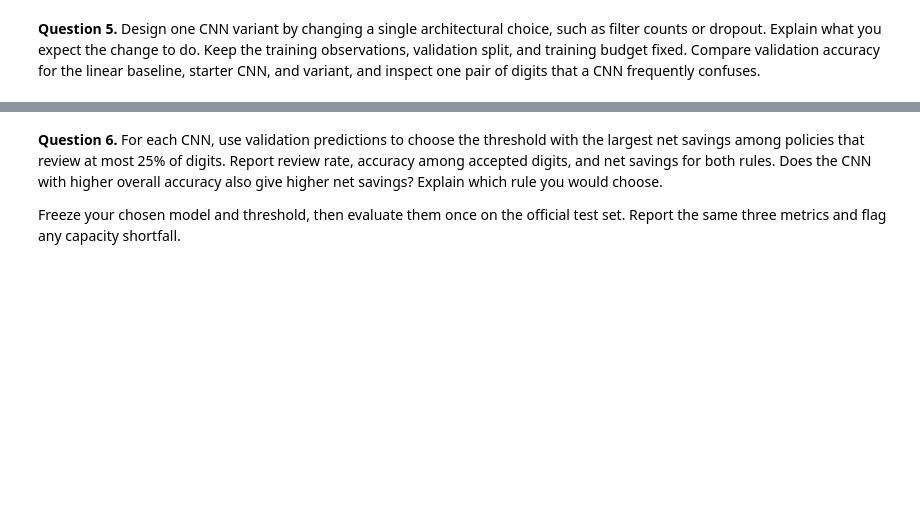
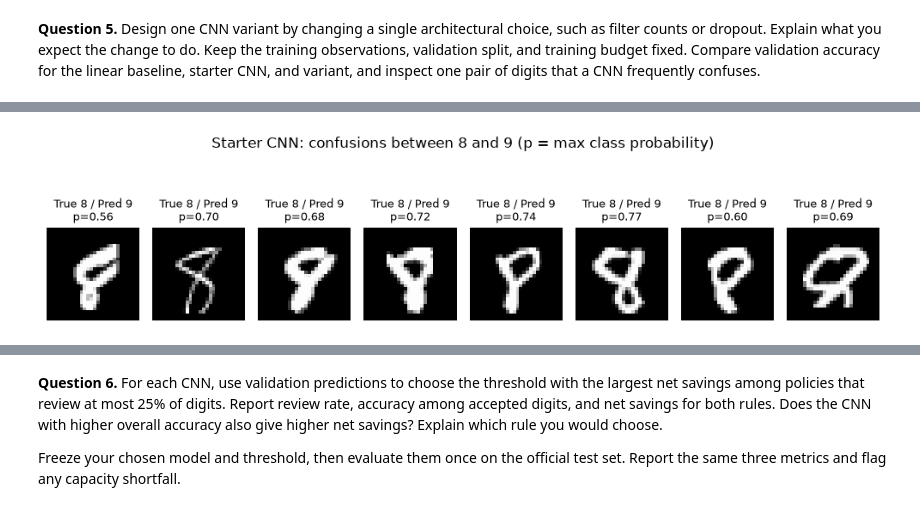
Before and after one commit to KEDES1998/ML_in_Econ, a Jupyter notebook: HW2/ML_Econ_2026_Homework_2.ipynb, the cells around one changed output, grey strips where cells are left out. Cells and saved outputs as stored; diff of their text form; code cells hidden in the pictures; blank space fills up the shorter version.

```diff
--- a/HW2/ML_Econ_2026_Homework_2.ipynb
+++ b/HW2/ML_Econ_2026_Homework_2.ipynb
@@ -455,0 +1073,20 @@ print("Total validation loss (post-processed):", expected_cost(y_val_series, yha
+# %%
+# Q8 (3/3): one-time evaluation on the held-out TEST set with all thresholds frozen from validation
+yt, pt_base = predict_proba_torch(model, test_loader)
+_,  pt_ns   = predict_proba_torch(model_ns, test_loader_ns)
+y_test_series = pd.Series(yt.astype(int))
+A_test_series = pd.Series(A_test).reset_index(drop=True)
+
+yhat_test_base = pd.Series((pt_base >= t_dnn).astype(int))
+yhat_test_ns   = pd.Series((pt_ns >= t_ns).astype(int))
+yhat_test_grp  = pd.Series(np.where(A_test_series == 1, pt_base >= thresholds[1], pt_base >= thresholds[2]).astype(int))
+
+test_cmp = pd.DataFrame([
+    audit_row("baseline, single t", pt_base, yhat_test_base, y_test_series, A_test_series, t_dnn),
+    audit_row("baseline, group t (Q7)", pt_base, yhat_test_grp, y_test_series, A_test_series, np.nan),
+    audit_row("no SEX, single t", pt_ns, yhat_test_ns, y_test_series, A_test_series, t_ns),
+]).set_index("model")
+print("TEST comparison:\n", test_cmp.round(4))
+for name, yh in [("baseline, single t", yhat_test_base), ("baseline, group t (Q7)", yhat_test_grp), ("no SEX, single t", yhat_test_ns)]:
+    print(f"\n{name} by group (test):")
+    print(MetricFrame(metrics=metrics, y_true=y_test_series, y_pred=yh, sensitive_features=A_test_series).by_group.round(4))
@@ -750,3 +1726,55 @@ plt.show()
 ### Extension. Allocating scarce manual review
 # %% [markdown]
 **Question 5.** Design one CNN variant by changing a single architectural choice, such as filter counts or dropout. Explain what you expect the change to do. Keep the training observations, validation split, and training budget fixed. Compare validation accuracy for the linear baseline, starter CNN, and variant, and inspect one pair of digits that a CNN frequently confuses.
+# %%
+# P2-Q5: CNN variant -- ONE architectural change: double the filter counts (16, 32) -> (32, 64).
+# Same 15,000 training images, validation split, optimizer, loss, epochs (3) and batch size (128), same seed.
+tf.keras.utils.set_random_seed(42)
+cnn_var = models.Sequential([
+    layers.Input(shape=(28, 28, 1)),
+    layers.Conv2D(32, (3,3), activation="relu", padding="same"),
+    layers.MaxPooling2D((2,2)),
+    layers.Conv2D(64, (3,3), activation="relu", padding="same"),
+    layers.MaxPooling2D((2,2)),
+    layers.Flatten(),
+    layers.Dense(64, activation="relu"),
+    layers.Dropout(0.2),
+    layers.Dense(10, activation="softmax")
+])
+cnn_var.compile(optimizer=tf.keras.optimizers.Adam(learning_rate=1e-3),
+                loss="sparse_categorical_crossentropy", metrics=["accuracy"])
+history_var = cnn_var.fit(X_train_cnn_sub, y_train_cnn_sub, validation_data=(X_val_cnn, mnist_y_val),
+                          epochs=3, batch_size=128, verbose=0)
+
+var_val_probs = cnn_var.predict(X_val_cnn, verbose=0)
+var_val_pred = var_val_probs.argmax(axis=1)
+var_val_acc = accuracy_score(mnist_y_val, var_val_pred)
+
+print(f"Parameters: starter CNN {cnn.count_params():,} | variant {cnn_var.count_params():,}")
+print("Val accuracy by epoch, starter:", np.round(history.history["val_accuracy"], 4))
+print("Val accuracy by epoch, variant:", np.round(history_var.history["val_accuracy"], 4))
+print(f"\nValidation accuracy  logistic: {baseline_val_acc:.4f} | starter CNN: {cnn_val_acc:.4f} | variant CNN: {var_val_acc:.4f}")
+print(f"Errors (of {len(mnist_y_val)})  logistic: {(yhat_val != mnist_y_val).sum()} | starter: {(cnn_val_pred != mnist_y_val).sum()} | variant: {(var_val_pred != mnist_y_val).sum()}")
+
+# Most frequently confused unordered pair, pooled over both CNNs
+cm_var = confusion_matrix(mnist_y_val, var_val_pred, labels=np.arange(10))
+off_cnn = cm_cnn + cm_var; np.fill_diagonal(off_cnn, 0)
+sym_cnn = np.triu(off_cnn + off_cnn.T)
+a, b = np.unravel_index(np.argmax(sym_cnn), sym_cnn.shape)
+print(f"\nMost confused pair (both CNNs): {a} <-> {b}")
+for name, c in [("starter", cm_cnn), ("variant", cm_var)]:
+    print(f"  {name}: true {a}->pred {b}: {c[a, b]}, true {b}->pred {a}: {c[b, a]}")
+
+# Look at the starter CNN's mistakes within that pair
+pair_err = np.where(((mnist_y_val == a) & (cnn_val_pred == b)) | ((mnist_y_val == b) & (cnn_val_pred == a)))[0]
+show = pair_err[:8]
+plt.figure(figsize=(10, 3))
+for i, j in enumerate(show, start=1):
+    plt.subplot(1, len(show), i)
+    plt.imshow(x_val[j], cmap="gray")
+    plt.title(f"True {mnist_y_val[j]} / Pred {cnn_val_pred[j]}\np={cnn_val_probs[j].max():.2f}", fontsize=9)
+    plt.axis("off")
+plt.suptitle(f"Starter CNN: confusions between {a} and {b} (p = max class probability)")
+plt.tight_layout()
+plt.show()
+# %% [output]
@@ -753 +1791,2 @@ plt.show()
+[figure, added]
 # %% [markdown]
```
Also changed, not shown: parts of 64 cells of this notebook, 1 other file.
